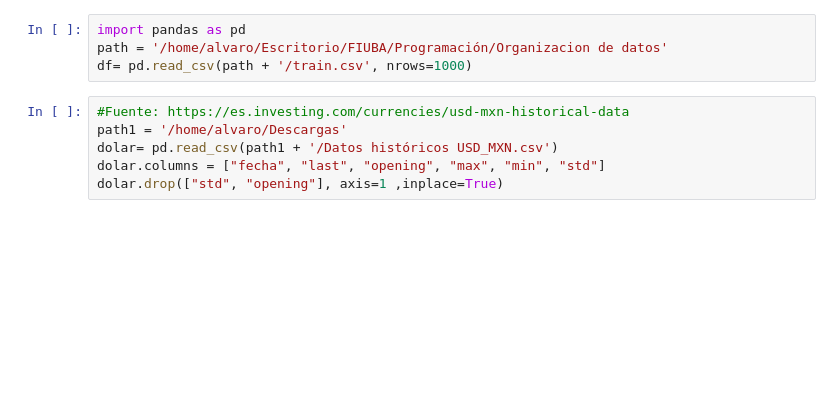
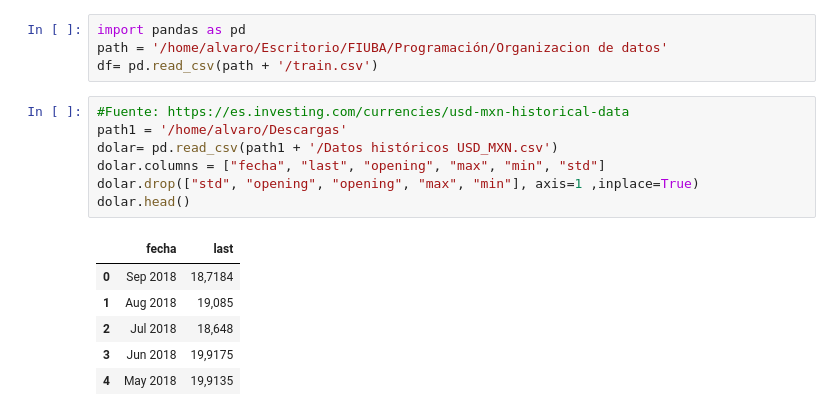
Before and after one commit to AlvaroIribarren/FIUBA-OrgDatos-TP1-Analisis, a Jupyter notebook: dollarPrice.ipynb, the cells around one changed output. Cells and saved outputs as stored; diff of their text form; blank space fills up the shorter version.

```diff
--- a/dollarPrice.ipynb
+++ b/dollarPrice.ipynb
@@ -1,11 +1,19 @@
 # %%
 import pandas as pd
 path = '/home/alvaro/Escritorio/FIUBA/Programación/Organizacion de datos'
-df= pd.read_csv(path + '/train.csv', nrows=1000)
+df= pd.read_csv(path + '/train.csv')
 # %%
 #Fuente: https://es.investing.com/currencies/usd-mxn-historical-data
 path1 = '/home/alvaro/Descargas'
 dolar= pd.read_csv(path1 + '/Datos históricos USD_MXN.csv')
 dolar.columns = ["fecha", "last", "opening", "max", "min", "std"]
-dolar.drop(["std", "opening"], axis=1 ,inplace=True)
+dolar.drop(["std", "opening", "opening", "max", "min"], axis=1 ,inplace=True)
+dolar.head()
+# %% [output]
+|  | fecha | last |
+| 0 | Sep 2018 | 18,7184 |
+| 1 | Aug 2018 | 19,085 |
+| 2 | Jul 2018 | 18,648 |
+| 3 | Jun 2018 | 19,9175 |
+| 4 | May 2018 | 19,9135 |
 # %%
```
Also changed, not shown: parts of 6 cells of this notebook.
